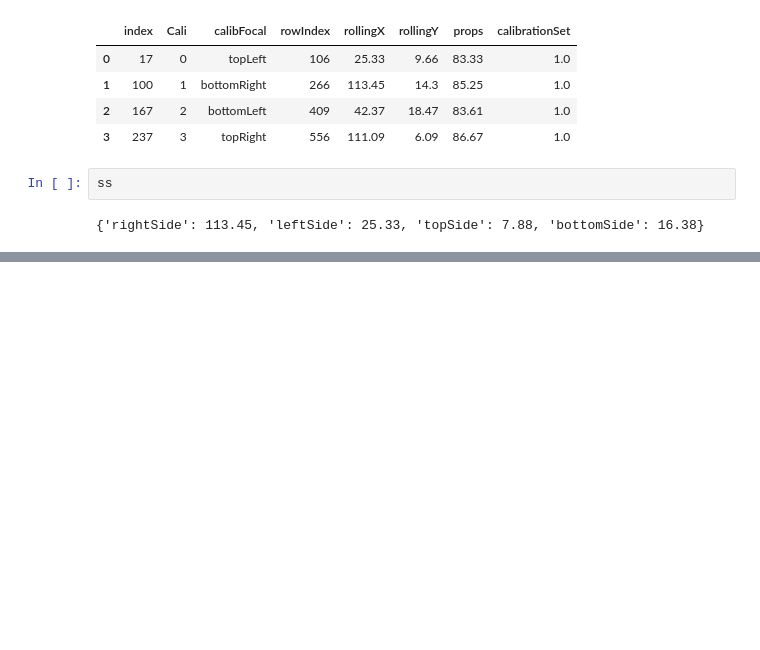
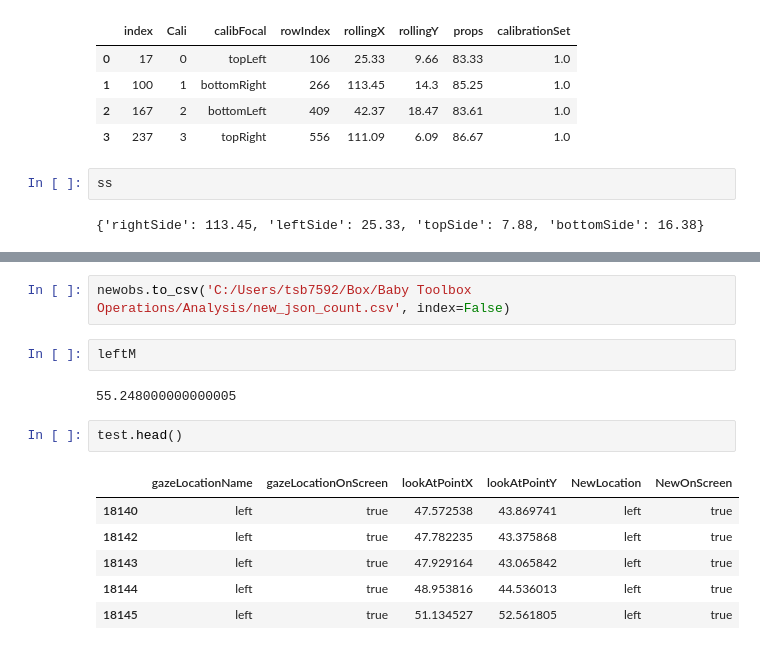
Before and after one commit to tianchu-shu/NWMSS, a Jupyter notebook: gaze.ipynb, the cells around one changed output, grey strips where cells are left out. Drawn from its saved outputs; the diff is of its cells as text; blank space fills up the shorter version.

```diff
--- a/gaze.ipynb
+++ b/gaze.ipynb
@@ -308,0 +464,15 @@ ss
+# %%
+newobs.to_csv('C:/Users/tsb7592/Box/Baby Toolbox Operations/Analysis/new_json_count.csv', index=False)
+# %%
+leftM
+# %% [output]
+55.248000000000005
+# %%
+test.head()
+# %% [output]
+|  | gazeLocationName | gazeLocationOnScreen | lookAtPointX | lookAtPointY | NewLocation | NewOnScreen |
+| 18140 | left | true | 47.572538 | 43.869741 | left | true |
+| 18142 | left | true | 47.782235 | 43.375868 | left | true |
+| 18143 | left | true | 47.929164 | 43.065842 | left | true |
+| 18144 | left | true | 48.953816 | 44.536013 | left | true |
+| 18145 | left | true | 51.134527 | 52.561805 | left | true |
```
Also changed, not shown: parts of 21 cells of this notebook.
